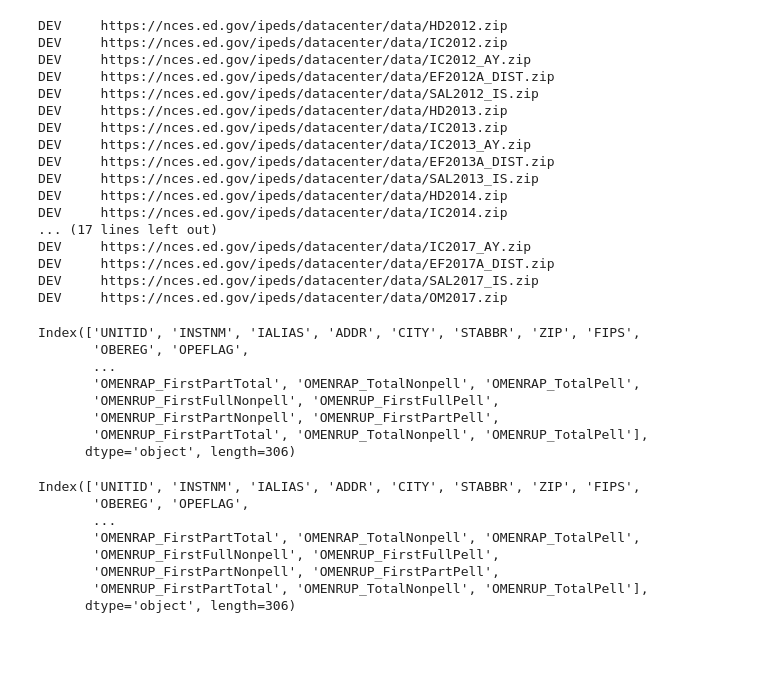
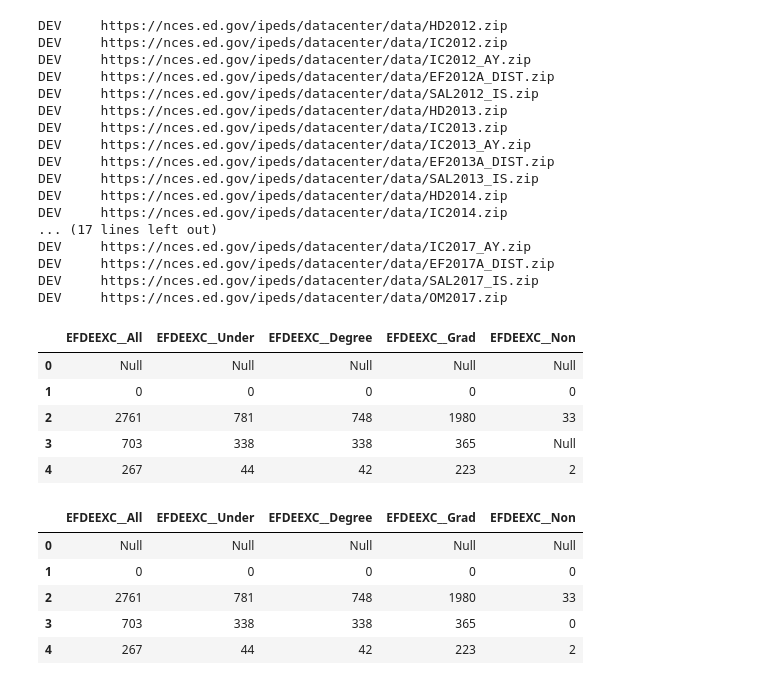
Before and after one commit to christopherseaman/julienne, a Jupyter notebook: julienne.ipynb, the cells around one changed output. Cells and saved outputs as stored; diff of their text form; code cells hidden in the pictures; blank space fills up the shorter version.

Commit message:
Recode categorical vars and get some sanity into null/zero processing

```diff
--- a/julienne.ipynb
+++ b/julienne.ipynb
@@ -6,11 +6,14 @@ import os
 import chardet
 from zipfile import ZipFile
 
+# Flag for keeping tmp_dir around and not re-downloading
 dev = True
 
+# Set parameters
 tmp_dir = 'julienne_data/'
 start = 2012
 end = 2018
+# URL sourced by https://nces.ed.gov/ipeds/datacenter/DataFiles.aspx
 ipeds_url = 'https://nces.ed.gov/ipeds/datacenter/data/'
 ipeds_tuples = [('HD', '', ['UNITID', 'INSTNM', 'IALIAS', 'ADDR', 'CITY', 'STABBR', 'ZIP', 'FIPS', 'OBEREG', 'OPEFLAG', 'WEBADDR', 'SECTOR', 'ICLEVEL', 'CONTROL', 'HLOFFER', 'UGOFFER', 'GROFFER', 'HDEGOFR1', 'DEGGRANT', 'HBCU', 'OPENPUBL', 'ACT', 'NEWID', 'DEATHYR', 'CYACTIVE', 'PSET4FLG', 'INSTCAT', 'C15BASIC', 'C15IPUG', 'C15IPGRD', 'C15UGPRF', 'C15ENPRF', 'C15SZSET', 'CCBASIC', 'CARNEGIE', 'LANDGRNT', 'INSTSIZE', 'F1SYSTYP', 'F1SYSNAM', 'F1SYSCOD', 'COUNTYCD', 'COUNTYNM', 'CNGDSTCD', 'LONGITUD', 'LATITUDE']),
                 ('IC', '', ['UNITID', 'CNTLAFFI', 'PUBPRIME', 'PUBSECON', 'RELAFFIL', 'DSTNUGC', 'DSTNUGP', 'DSTNUGN', 'DSTNGC', 'DSTNGP', 'DSTNGN', 'DISTCRS', 'DISTPGS', 'DSTNCED1', 'DSTNCED2', 'DSTNCED3', 'DISTNCED', 'ALLONCAM']),
@@ -19,14 +22,6 @@ ipeds_tuples = [('HD', '', ['UNITID', 'INSTNM', 'IALIAS', 'ADDR', 'CITY', 'STABB
                 ('SAL', '_IS', ['UNITID', 'ARANK', 'SAINSTT', 'SAINSTM', 'SAINSTW', 'SA_9MCT', 'SA_9MCM', 'SA_9MCW', 'SATOTLT', 'SATOTLM', 'SATOTLW', 'SAOUTLT', 'SAOUTLM', 'SAOUTLW', 'SAEQ9OT', 'SAEQ9OM', 'SAEQ9OW', 'SAEQ9AT', 'SAEQ9AM', 'SAEQ9AW']),
                 ('OM', '', ['UNITID', 'OMCHRT', 'OMACHRT', 'OMAWDP8', 'OMENRTP', 'OMENRYP', 'OMENRAP', 'OMENRUP'])
              ]
-final_cols = {
-    'HD'       : ['UNITID', 'INSTNM', 'IALIAS', 'ADDR', 'CITY', 'STABBR', 'ZIP', 'FIPS', 'OBEREG', 'OPEFLAG', 'WEBADDR', 'SECTOR', 'ICLEVEL', 'CONTROL', 'HLOFFER', 'UGOFFER', 'GROFFER', 'HDEGOFR1', 'DEGGRANT', 'HBCU', 'OPENPUBL', 'ACT', 'NEWID', 'DEATHYR', 'CYACTIVE', 'PSET4FLG', 'INSTCAT', 'C15BASIC', 'C15IPUG', 'C15IPGRD', 'C15UGPRF', 'C15ENPRF', 'C15SZSET', 'CCBASIC', 'CARNEGIE', 'LANDGRNT', 'INSTSIZE', 'F1SYSTYP', 'F1SYSNAM', 'F1SYSCOD', 'COUNTYCD', 'COUNTYNM', 'CNGDSTCD', 'LONGITUD', 'LATITUDE'],
-    'IC'       : ['UNITID', 'CNTLAFFI', 'PUBPRIME', 'PUBSECON', 'RELAFFIL', 'DSTNUGC', 'DSTNUGP', 'DSTNUGN', 'DSTNGC', 'DSTNGP', 'DSTNGN', 'DISTCRS', 'DISTPGS', 'DSTNCED1', 'DSTNCED2', 'DSTNCED3', 'DISTNCED', 'ALLONCAM'],
-    'IC_AY'    : ['UNITID', 'TUITION1', 'FEE1', 'HRCHG1', 'TUITION2', 'FEE2', 'HRCHG2', 'TUITION3', 'FEE3', 'HRCHG3', 'TUITION5', 'FEE5', 'HRCHG5', 'TUITION6', 'FEE6', 'HRCHG6', 'TUITION7', 'FEE7', 'HRCHG7'],
-    'EFA_DIST' : [''],
-    'SAL_IS'   : [''],
-    'OM'       : ['']
-}
 
 if os.path.isdir(tmp_dir) and not dev:
     shutil.rmtree(tmp_dir)
@@ -200,38 +181,3 @@ DEV     https://nces.ed.gov/ipeds/datacenter/data/OM2017.zip
-# %%
-
-
-# df['HD']
-# year_merged
-# df['HD'][(['UNITID'])]
-# if dev:
-ipeds.to_csv('ipeds_raw.csv', sep='\t', encoding='utf-8')
-
-ipeds.columns
-# Recode categorical values
-
-# df['IC'].set_index('UNITID')
-# ipeds = pd.concat([ipeds, year_merged], ignore_index=True, sort=False)
-# tmp_df.head()
-# %% [output]
-Index(['UNITID', 'INSTNM', 'IALIAS', 'ADDR', 'CITY', 'STABBR', 'ZIP', 'FIPS',
-       'OBEREG', 'OPEFLAG',
-       ...
-       'OMENRAP_FirstPartTotal', 'OMENRAP_TotalNonpell', 'OMENRAP_TotalPell',
-       'OMENRUP_FirstFullNonpell', 'OMENRUP_FirstFullPell',
-       'OMENRUP_FirstPartNonpell', 'OMENRUP_FirstPartPell',
-       'OMENRUP_FirstPartTotal', 'OMENRUP_TotalNonpell', 'OMENRUP_TotalPell'],
-      dtype='object', length=306)
-# %%
-# ipeds.count()
-# ipeds[ipeds.YEAR==2017].count()
-# year_merged.count()
-ipeds.columns
-# %% [output]
-Index(['UNITID', 'INSTNM', 'IALIAS', 'ADDR', 'CITY', 'STABBR', 'ZIP', 'FIPS',
-       'OBEREG', 'OPEFLAG',
-       ...
-       'OMENRAP_FirstPartTotal', 'OMENRAP_TotalNonpell', 'OMENRAP_TotalPell',
-       'OMENRUP_FirstFullNonpell', 'OMENRUP_FirstFullPell',
-       'OMENRUP_FirstPartNonpell', 'OMENRUP_FirstPartPell',
-       'OMENRUP_FirstPartTotal', 'OMENRUP_TotalNonpell', 'OMENRUP_TotalPell'],
-      dtype='object', length=306)
+# %%
+for col in ipeds.columns  :
+    ipeds[col] = ipeds[col].fillna('Null')
@@ -237,0 +238,13 @@ Index(['UNITID', 'INSTNM', 'IALIAS', 'ADDR', 'CITY', 'STABBR', 'ZIP', 'FIPS',
+# %%
+ipeds[['EFDEEXC__All',
+        'EFDEEXC__Under',
+        'EFDEEXC__Degree',
+        'EFDEEXC__Grad',
+        'EFDEEXC__Non']].head()
+# %% [output]
+|  | EFDEEXC__All | EFDEEXC__Under | EFDEEXC__Degree | EFDEEXC__Grad | EFDEEXC__Non |
+| 0 | Null | Null | Null | Null | Null |
+| 1 | 0 | 0 | 0 | 0 | 0 |
+| 2 | 2761 | 781 | 748 | 1980 | 33 |
+| 3 | 703 | 338 | 338 | 365 | Null |
+| 4 | 267 | 44 | 42 | 223 | 2 |
@@ -237,0 +316,13 @@ Index(['UNITID', 'INSTNM', 'IALIAS', 'ADDR', 'CITY', 'STABBR', 'ZIP', 'FIPS',
+# %%
+ipeds[['EFDEEXC__All',
+        'EFDEEXC__Under',
+        'EFDEEXC__Degree',
+        'EFDEEXC__Grad',
+        'EFDEEXC__Non']].head()
+# %% [output]
+|  | EFDEEXC__All | EFDEEXC__Under | EFDEEXC__Degree | EFDEEXC__Grad | EFDEEXC__Non |
+| 0 | Null | Null | Null | Null | Null |
+| 1 | 0 | 0 | 0 | 0 | 0 |
+| 2 | 2761 | 781 | 748 | 1980 | 33 |
+| 3 | 703 | 338 | 338 | 365 | 0 |
+| 4 | 267 | 44 | 42 | 223 | 2 |
```
Also changed, not shown: parts of 6 cells of this notebook, 57 other files.
